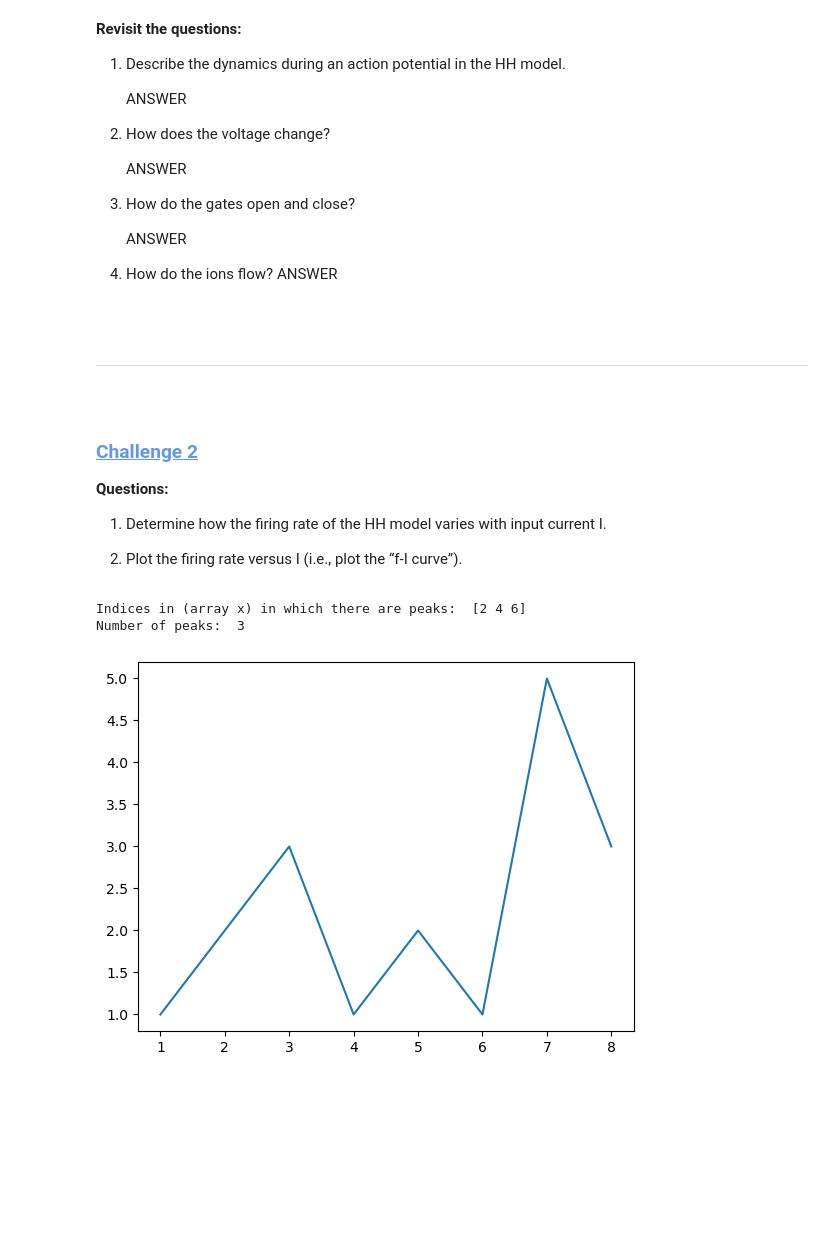
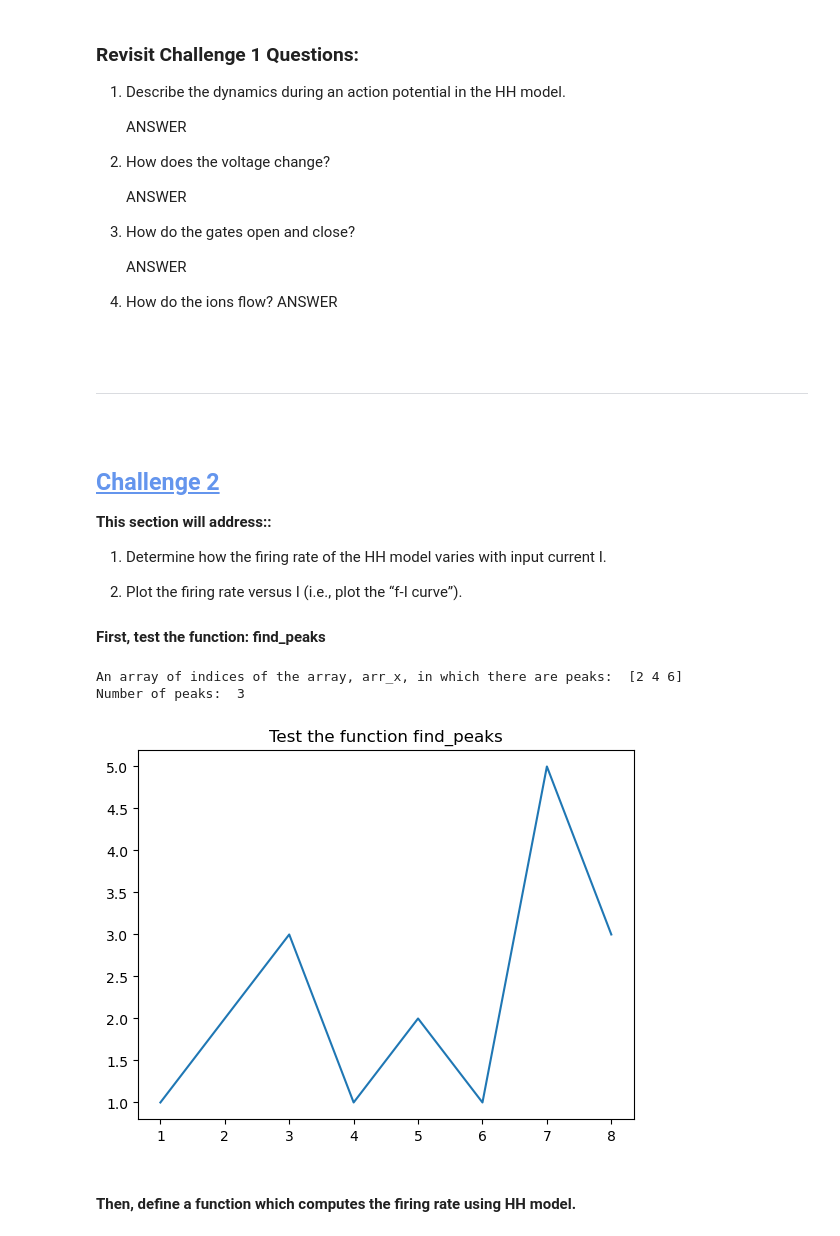
Before and after one commit to brittahn/CASMA665, a Jupyter notebook: Homeworks/AhnB_HW2-HH_CASMA665_F2024.ipynb, the cells around one changed output. Saved outputs shown, nothing was run; the diff lists cells and outputs as text; code cells hidden in the pictures; blank space fills up the shorter version.

```diff
--- a/Homeworks/AhnB_HW2-HH_CASMA665_F2024.ipynb
+++ b/Homeworks/AhnB_HW2-HH_CASMA665_F2024.ipynb
@@ -188,5 +205,5 @@ plt.show()
 # %% [markdown]
-**Revisit the questions:**
+### **Revisit Challenge 1 Questions:**
 
 1. Describe the dynamics during an action potential in the HH model.
 
@@ -214,27 +231,32 @@ ___
 
 </pre>
 
-### <span style="color:cornflowerblue"><ins>**Challenge 2**</ins></span>
+## <span style="color:cornflowerblue"><ins>**Challenge 2**</ins></span>
 
-**Questions:**
+**This section will address::**
 
 1. Determine how the firing rate of the HH model varies with input current I.
 
 2. Plot the firing rate versus I (i.e., plot the “f-I curve”).
+
+#### **First, test the function: find_peaks**
 # %%
 # Test the function find_peaks
 
-x=[1, 2, 3, 4, 5, 6, 7, 8]
+arr_x=[1, 2, 3, 4, 5, 6, 7, 8]
 y=[1, 2, 3, 1, 2, 1, 5, 3]
 
-print("Indices of (array x) in which there are peaks: ", (find_peaks(y)[0]))
+print("An array of indices of the array, arr_x, in which there are peaks: ", (find_peaks(y)[0]))
 print("Number of peaks: ", (find_peaks(y)[0]).size)
 
 plt.figure()
-plt.plot(x,y)
+plt.title("Test the function find_peaks")
+plt.plot(arr_x,y)
 plt.show()
 # %% [output]
-Indices in (array x) in which there are peaks:  [2 4 6]
+An array of indices of the array, arr_x, in which there are peaks:  [2 4 6]
 Number of peaks:  3
-[figure, old version]
+[figure, new version]
+# %% [markdown]
+#### **Then, define a function which computes the firing rate using HH model.**
 # %%
```
Also changed, not shown: parts of 17 cells of this notebook.
